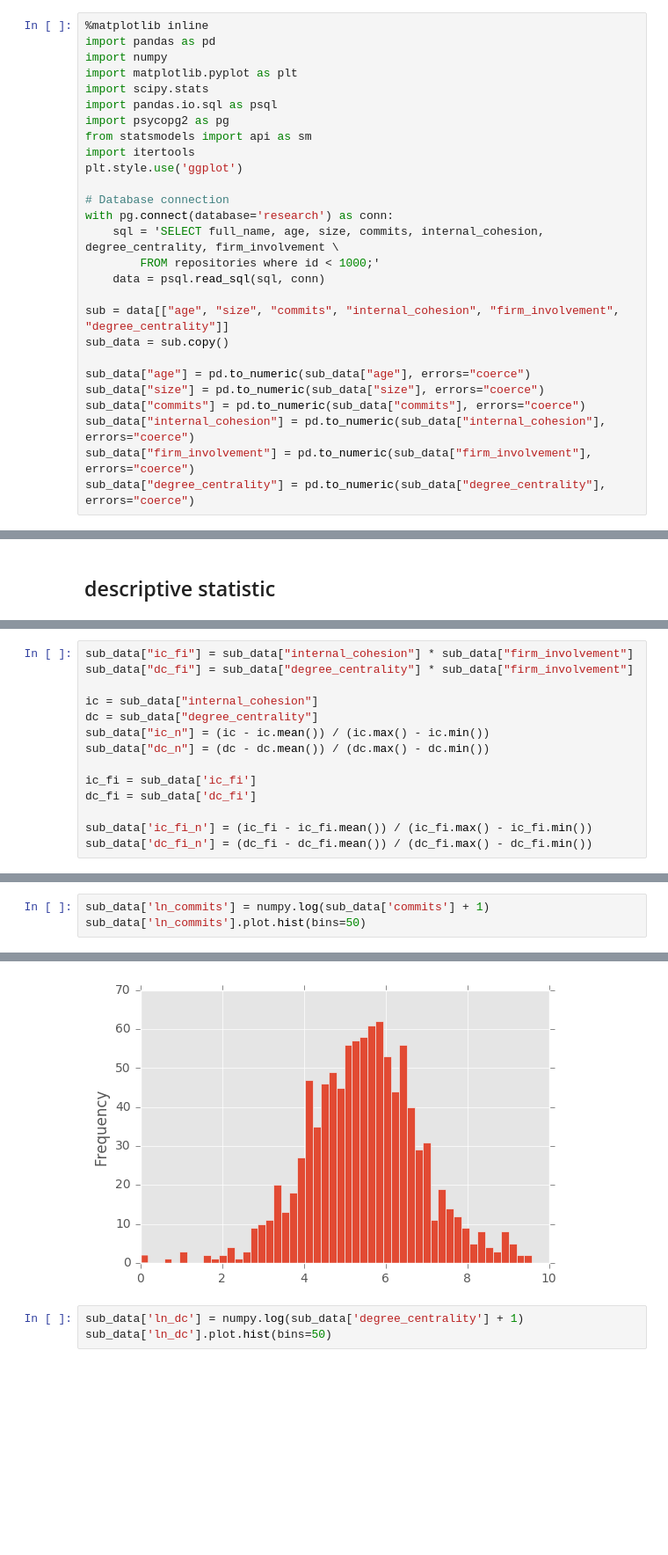
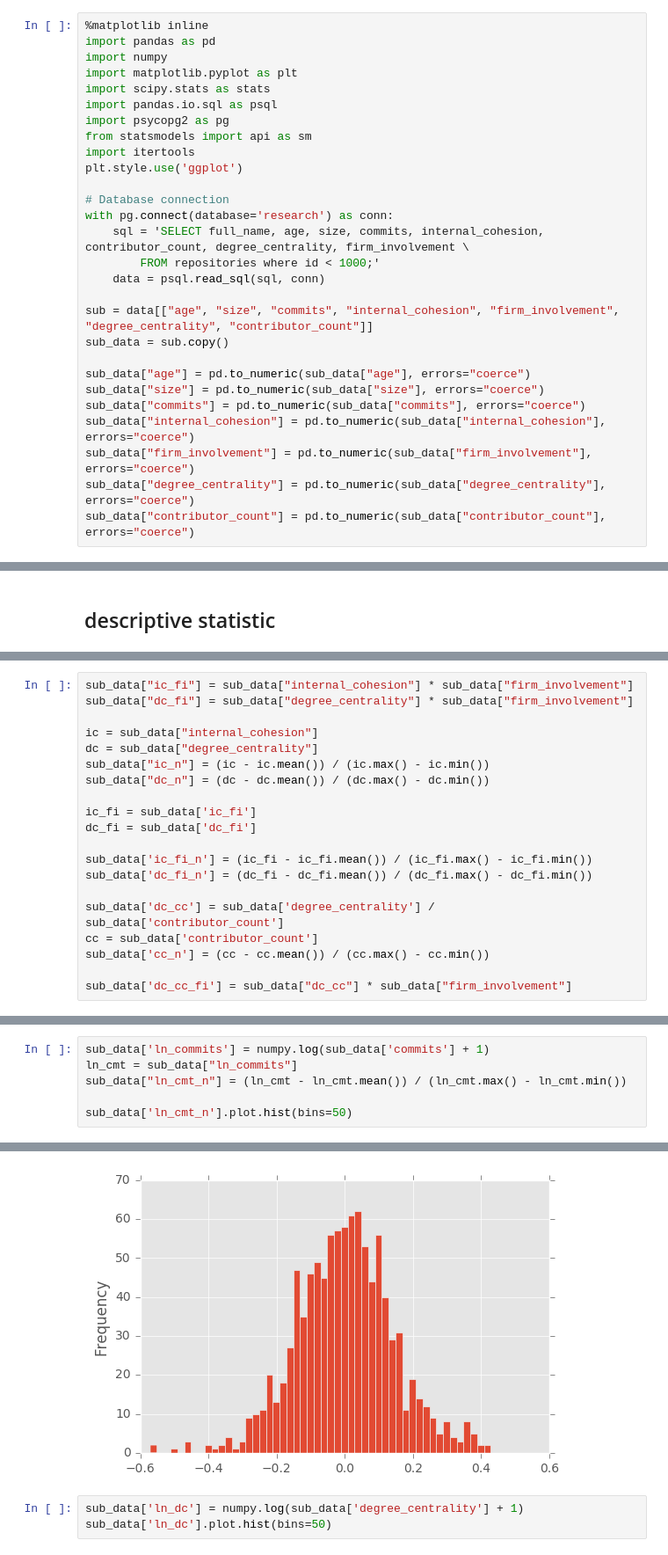
Before and after one commit to Takamichi-tsutsumi/github-py, a Jupyter notebook: Analysis.ipynb, the cells around one changed output, grey strips where cells are left out. Shown at 88% size. Saved outputs shown, nothing was run; the diff lists cells and outputs as text; blank space fills up the shorter version.

```diff
--- a/Analysis.ipynb
+++ b/Analysis.ipynb
@@ -3,7 +3,7 @@
 import pandas as pd
 import numpy
 import matplotlib.pyplot as plt
-import scipy.stats
+import scipy.stats as stats
 import pandas.io.sql as psql
 import psycopg2 as pg
 from statsmodels import api as sm
@@ -12,11 +12,11 @@ plt.style.use('ggplot')
 
 # Database connection
 with pg.connect(database='research') as conn:
-    sql = 'SELECT full_name, age, size, commits, internal_cohesion, degree_centrality, firm_involvement \
+    sql = 'SELECT full_name, age, size, commits, internal_cohesion, contributor_count, degree_centrality, firm_involvement \
         FROM repositories where id < 1000;'
     data = psql.read_sql(sql, conn)
 
-sub = data[["age", "size", "commits", "internal_cohesion", "firm_involvement", "degree_centrality"]]
+sub = data[["age", "size", "commits", "internal_cohesion", "firm_involvement", "degree_centrality", "contributor_count"]]
 sub_data = sub.copy()
 
 sub_data["age"] = pd.to_numeric(sub_data["age"], errors="coerce")
@@ -25,3 +25,4 @@ sub_data["commits"] = pd.to_numeric(sub_data["commits"], errors="coerce")
 sub_data["internal_cohesion"] = pd.to_numeric(sub_data["internal_cohesion"], errors="coerce")
 sub_data["firm_involvement"] = pd.to_numeric(sub_data["firm_involvement"], errors="coerce")
 sub_data["degree_centrality"] = pd.to_numeric(sub_data["degree_centrality"], errors="coerce")
+sub_data["contributor_count"] = pd.to_numeric(sub_data["contributor_count"], errors="coerce")
@@ -59,3 +63,9 @@ dc_fi = sub_data['dc_fi']
 
 sub_data['ic_fi_n'] = (ic_fi - ic_fi.mean()) / (ic_fi.max() - ic_fi.min())
 sub_data['dc_fi_n'] = (dc_fi - dc_fi.mean()) / (dc_fi.max() - dc_fi.min())
+
+sub_data['dc_cc'] = sub_data['degree_centrality'] / sub_data['contributor_count']
+cc = sub_data['contributor_count']
+sub_data['cc_n'] = (cc - cc.mean()) / (cc.max() - cc.min())
+
+sub_data['dc_cc_fi'] = sub_data["dc_cc"] * sub_data["firm_involvement"]
@@ -68,10 +83,13 @@ sub_data['commits'].plot.hist(bins=60)
 [figure]
 # %%
 sub_data['ln_commits'] = numpy.log(sub_data['commits'] + 1)
-sub_data['ln_commits'].plot.hist(bins=50)
+ln_cmt = sub_data["ln_commits"]
+sub_data["ln_cmt_n"] = (ln_cmt - ln_cmt.mean()) / (ln_cmt.max() - ln_cmt.min())
+
+sub_data['ln_cmt_n'].plot.hist(bins=50)
 # %% [output]
 <matplotlib.axes._subplots.AxesSubplot at 0x...>
-[figure, old version]
+[figure, new version]
 # %%
 sub_data['ln_dc'] = numpy.log(sub_data['degree_centrality'] + 1)
 sub_data['ln_dc'].plot.hist(bins=50)
```
Also changed, not shown: parts of 48 cells of this notebook, 3 other files.
